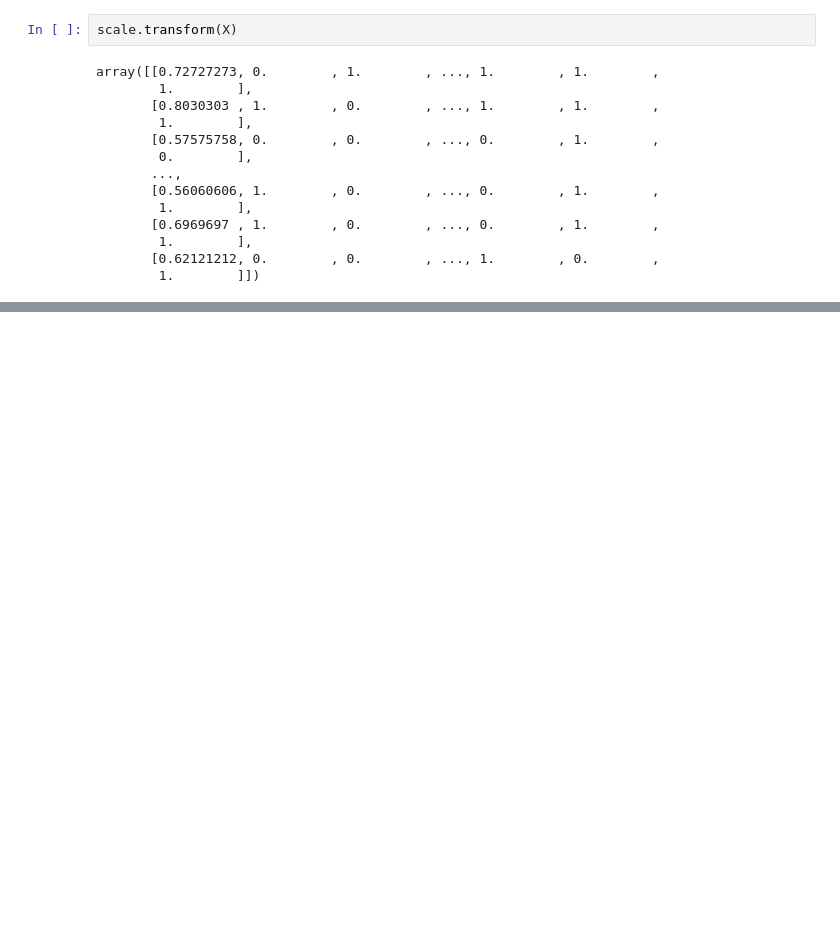
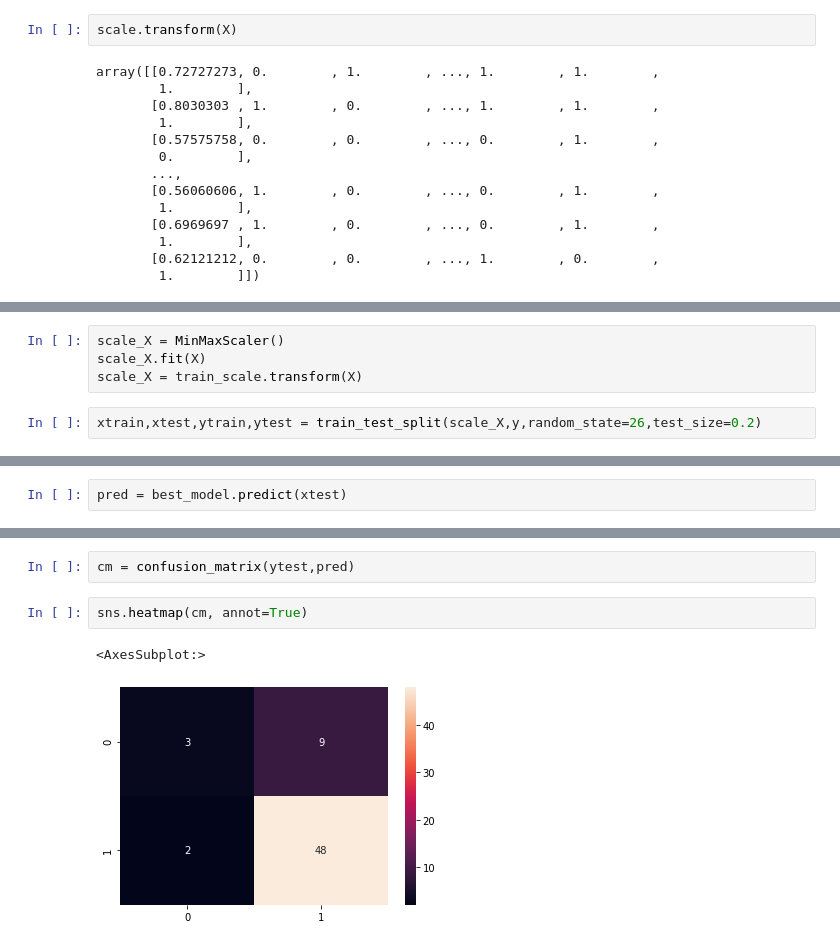
Before and after one commit to mikemoore26/Lung_Cancer, a Jupyter notebook: model_training.ipynb, the cells around one changed output, grey strips where cells are left out. Cells and saved outputs as stored; diff of their text form; blank space fills up the shorter version.

```diff
--- a/model_training.ipynb
+++ b/model_training.ipynb
@@ -127,0 +191,6 @@ Please also refer to the documentation for alternative solver options:
+# %%
+scale_X = MinMaxScaler()
+scale_X.fit(X)
+scale_X = train_scale.transform(X)
+# %%
+xtrain,xtest,ytrain,ytest = train_test_split(scale_X,y,random_state=26,test_size=0.2)
@@ -127,0 +199,2 @@ Please also refer to the documentation for alternative solver options:
+# %%
+pred = best_model.predict(xtest)
@@ -127,0 +212,7 @@ Please also refer to the documentation for alternative solver options:
+# %%
+cm = confusion_matrix(ytest,pred)
+# %%
+sns.heatmap(cm, annot=True)
+# %% [output]
+<AxesSubplot:>
+[figure, added]
```
Also changed, not shown: parts of 14 cells of this notebook, 1 other file.
